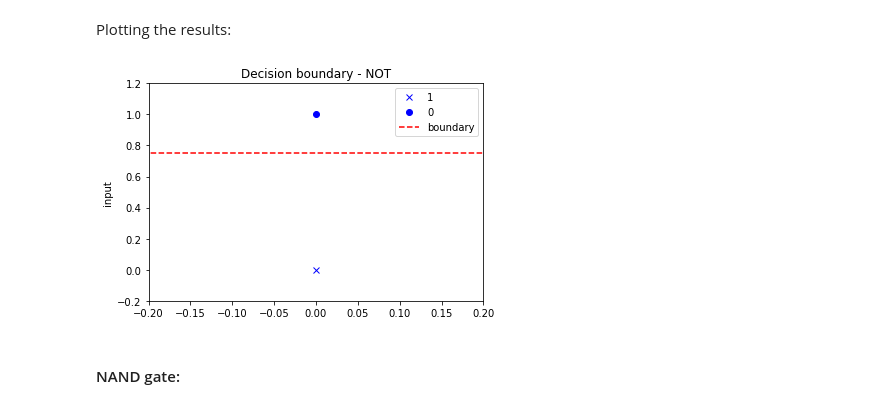
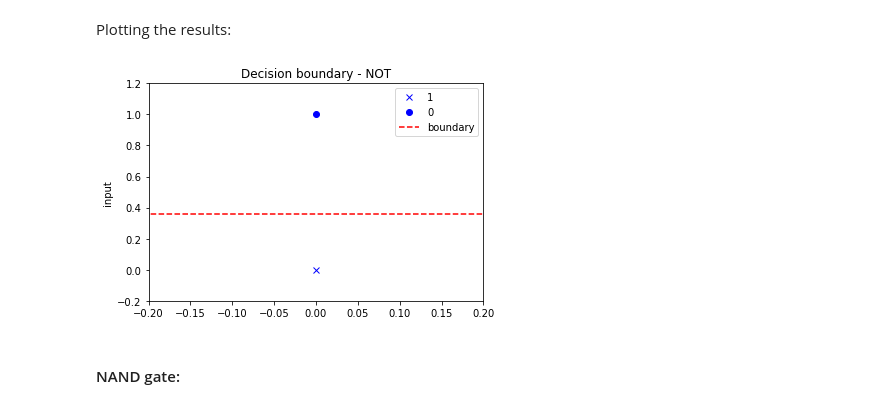
Before and after one commit to JustinTLee/Textbook-solutions, a Jupyter notebook: Machine Learning - an Algorithmic Perspective/practice questions/prob. 03.02.ipynb, the cells around one changed output. Saved outputs shown, nothing was run; the diff lists cells and outputs as text; code cells hidden in the pictures.

```diff
--- a/Machine Learning - an Algorithmic Perspective/practice questions/prob. 03.02.ipynb
+++ b/Machine Learning - an Algorithmic Perspective/practice questions/prob. 03.02.ipynb
@@ -30,22 +30,22 @@ print(results)
 Plotting the results:
 # %%
 x = np.arange(-1, 1, 0.01)
-NOT_x = not_gate.weights[0]/not_gate.weights[1]*np.ones(np.shape(x)[0])
+NOT_x = not_gate.matNeurons[0].weights[0]/not_gate.matNeurons[0].weights[1]*np.ones(np.shape(x)[0])
 
 indices0 = np.squeeze(results == 0)
 indices1 = np.squeeze(results == 1)
 
 pl.plot(inputs_1D[indices1], 'bx', label = '1')
 pl.plot(inputs_1D[indices0], 'bo', label = '0')
 pl.plot(x, NOT_x, '--r', label = 'boundary')
 pl.xlabel('')
 pl.ylabel('input')
 pl.title('Decision boundary - NOT')
 pl.axis([-0.2, 0.2, -0.2, 1.2])
 pl.legend(loc = "best")
 pl.show()
 # %% [output]
-[figure, old version]
+[figure, new version]
 # %% [markdown]
 #### NAND gate:
 # %% [markdown]
```
Also changed, not shown: parts of 5 cells of this notebook, 1 other file.
